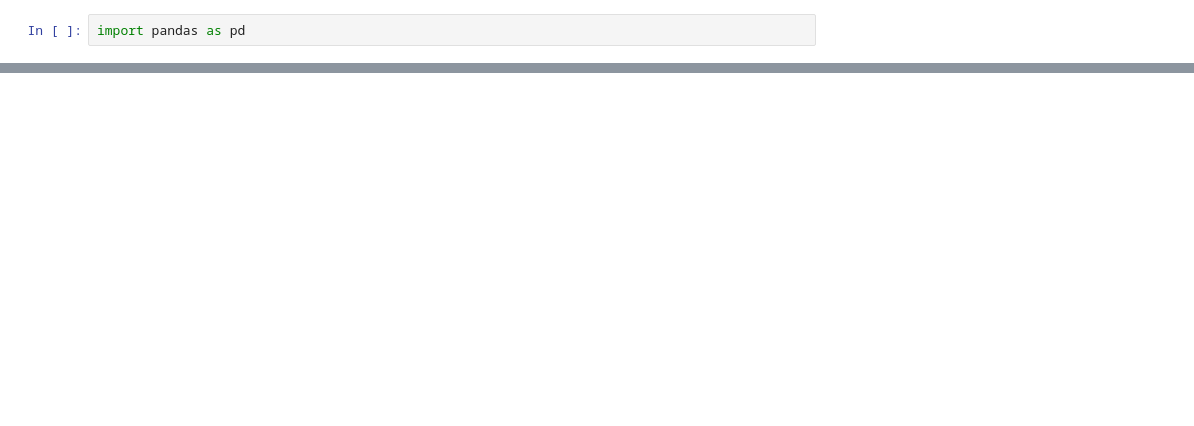
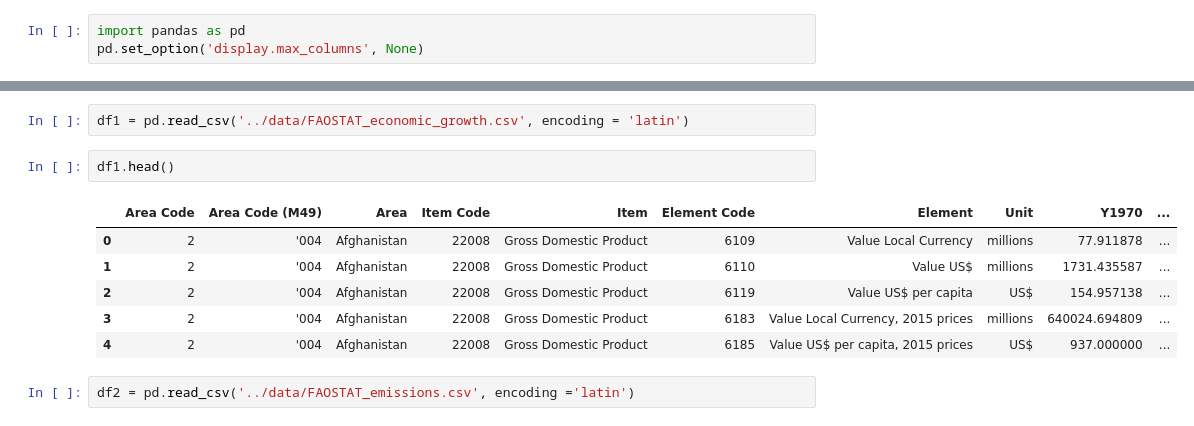
Before and after one commit to AdriPerse/climate-change, a Jupyter notebook: notebooks/Raquel.ipynb, the cells around one changed output, grey strips where cells are left out. Drawn from its saved outputs; the diff is of its cells as text; blank space fills up the shorter version.

```diff
--- a/notebooks/Raquel.ipynb
+++ b/notebooks/Raquel.ipynb
@@ -1,2 +1,3 @@
 # %%
 import pandas as pd
+pd.set_option('display.max_columns', None)
@@ -6,0 +17,13 @@ FileNotFoundError: [Errno 2] No such file or directory: './data/FAOSTAT_data_en_
+# %%
+df1 = pd.read_csv('../data/FAOSTAT_economic_growth.csv', encoding = 'latin')
+# %%
+df1.head()
+# %% [output]
+|  | Area Code | Area Code (M49) | Area | Item Code | Item | Element Code | Element | Unit | Y1970 | ... |
+| 0 | 2 | '004 | Afghanistan | 22008 | Gross Domestic Product | 6109 | Value Local Currency | millions | 77.911878 | ... |
+| 1 | 2 | '004 | Afghanistan | 22008 | Gross Domestic Product | 6110 | Value US$ | millions | 1731.435587 | ... |
+| 2 | 2 | '004 | Afghanistan | 22008 | Gross Domestic Product | 6119 | Value US$ per capita | US$ | 154.957138 | ... |
+| 3 | 2 | '004 | Afghanistan | 22008 | Gross Domestic Product | 6183 | Value Local Currency, 2015 prices | millions | 640024.694809 | ... |
+| 4 | 2 | '004 | Afghanistan | 22008 | Gross Domestic Product | 6185 | Value US$ per capita, 2015 prices | US$ | 937.000000 | ... |
+# %%
+df2 = pd.read_csv('../data/FAOSTAT_emissions.csv', encoding ='latin')
```
Also changed, not shown: parts of 4 cells of this notebook, 2 other files.
